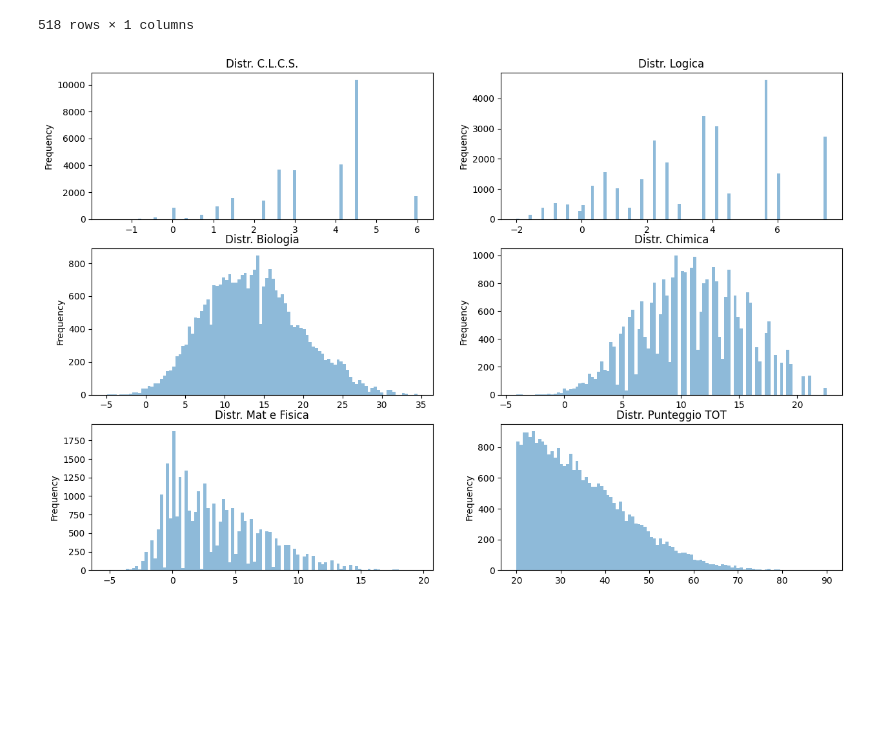
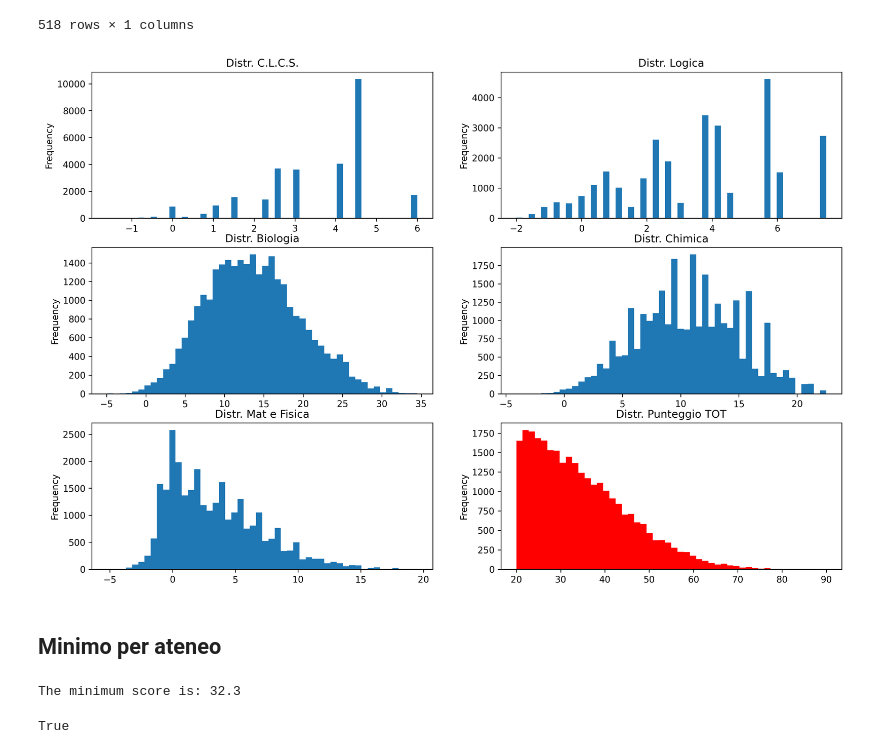
Before and after one commit to devilteo911/analisi_test_medicina_2022, a Jupyter notebook: test_med.ipynb, the cells around one changed output. Drawn from its saved outputs; the diff is of its cells as text; code cells hidden in the pictures; blank space fills up the shorter version.

Commit message:
✨ added minimum score section + data

```diff
--- a/test_med.ipynb
+++ b/test_med.ipynb
@@ -54,15 +54,36 @@ df[["Posizione","Punteggio TOT"]].groupby(by="Punteggio TOT").count()
 518 rows × 1 columns
 # %%
 cols = df.columns[3:]
-fig, axes = plt.subplots(3,2, figsize=(15,10))
+fig, axes = plt.subplots(3,2, figsize=(15,10), dpi=300)
 i = 0
+bins = 50
 for x in range(3):
     for y in range(2):
-        df[cols[i]].plot.hist(bins=100, alpha=0.5, ax=axes[x,y])
+        if i == 5:
+            df[cols[i]].plot.hist(bins=bins, ax=axes[x,y], color="red")
+        else:
+            df[cols[i]].plot.hist(bins=bins, ax=axes[x,y])
         axes[x, y].set_title(f"Distr. {cols[i]}")
         i += 1
 
 #plt.xticks(range(20,90,5))
 plt.show()
 # %% [output]
-[figure, old version]
+[figure, new version]
+# %% [markdown]
+## Minimo per ateneo
+# %%
+# let's remove the keys below the 14740th spot :(
+AVAILABLE_SPOTS = 14740
+df = df.iloc[:AVAILABLE_SPOTS]
+
+# printing the minimum score
+print(f"The minimum score is: {df['Punteggio TOT'].iloc[-1]}")
+# %% [output]
+The minimum score is: 32.3
+# %%
+# check if an ateneo exists, can be useful later to merge the available
+# spots with its city
+any(df["Ateneo"].str.contains("sapienza", case=False) == True)
+# %% [output]
+True
```
Also changed, not shown: parts of 6 cells of this notebook, 1 other file.
